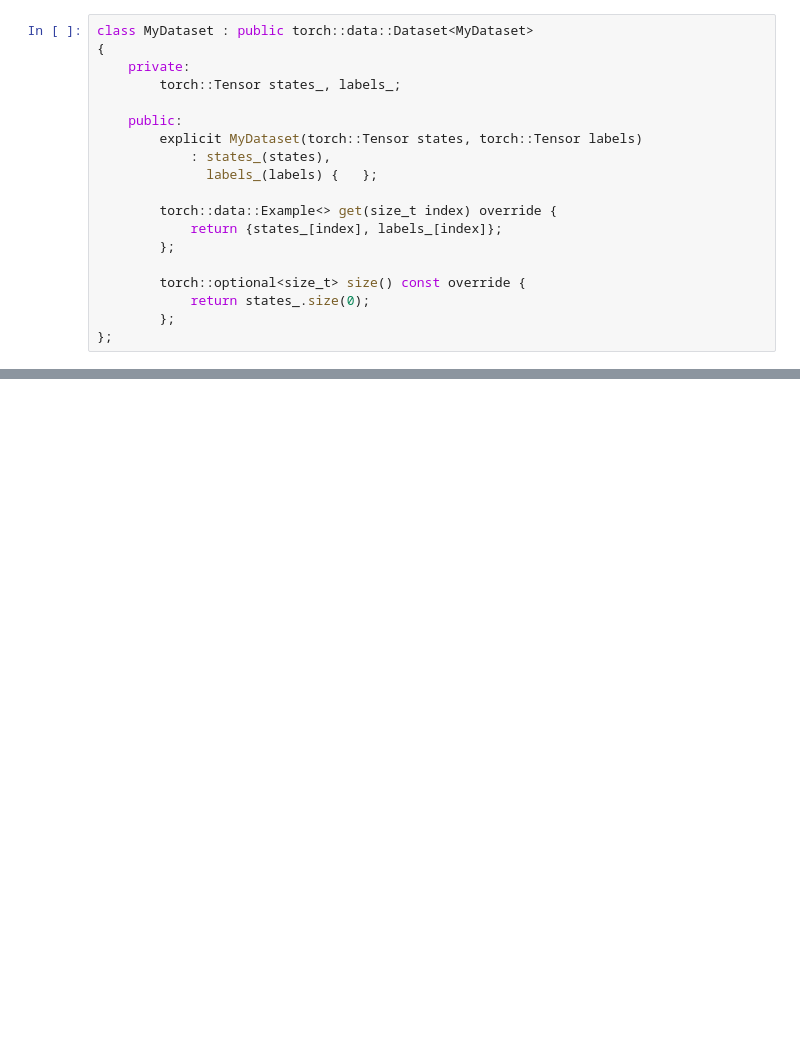
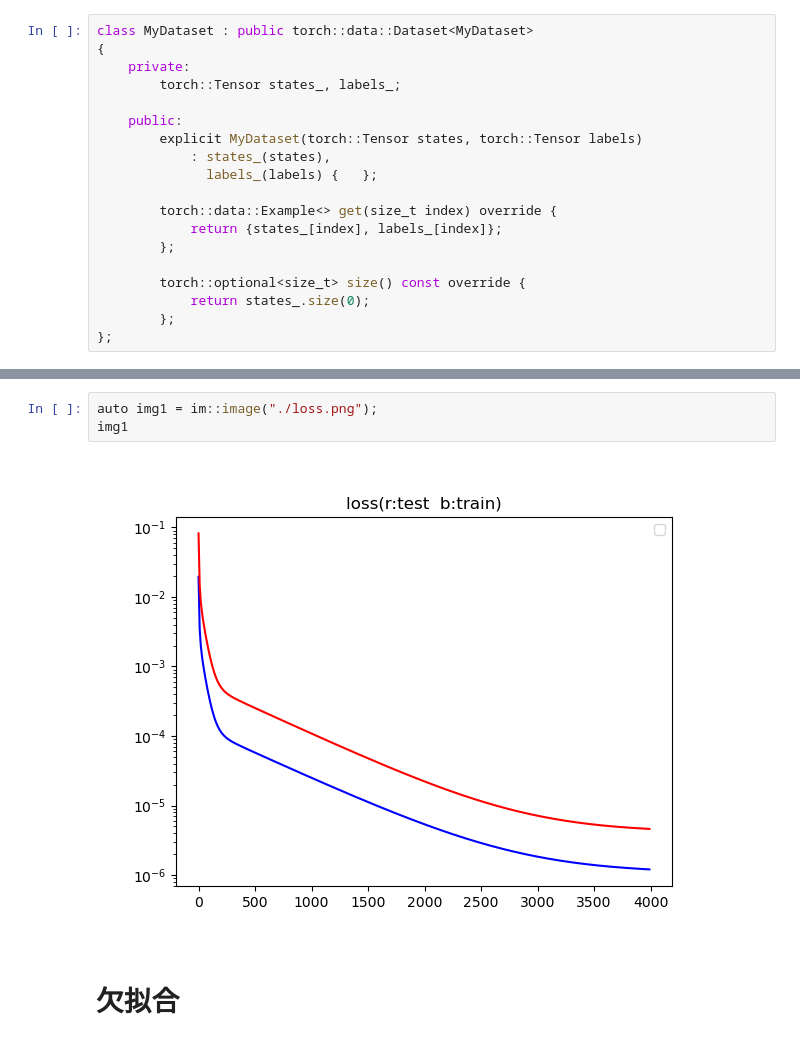
Before and after one commit to embededAI/zhv2_d2l_ai_libtorch, a Jupyter notebook: L06_0411/2.weight_decay.ipynb, the cells around one changed output, grey strips where cells are left out. Saved outputs shown, nothing was run; the diff lists cells and outputs as text; blank space fills up the shorter version.

```diff
--- a/L06_0411/2.weight_decay.ipynb
+++ b/L06_0411/2.weight_decay.ipynb
@@ -234,0 +305,7 @@ test_data[3].reshape({1,4}).mm(w) =
+# %%
+auto img1 = im::image("./loss.png");
+img1
+# %% [output]
+[figure, added]
+# %% [markdown]
+# 欠拟合
```
Also changed, not shown: parts of 31 cells of this notebook, 5 other files.
